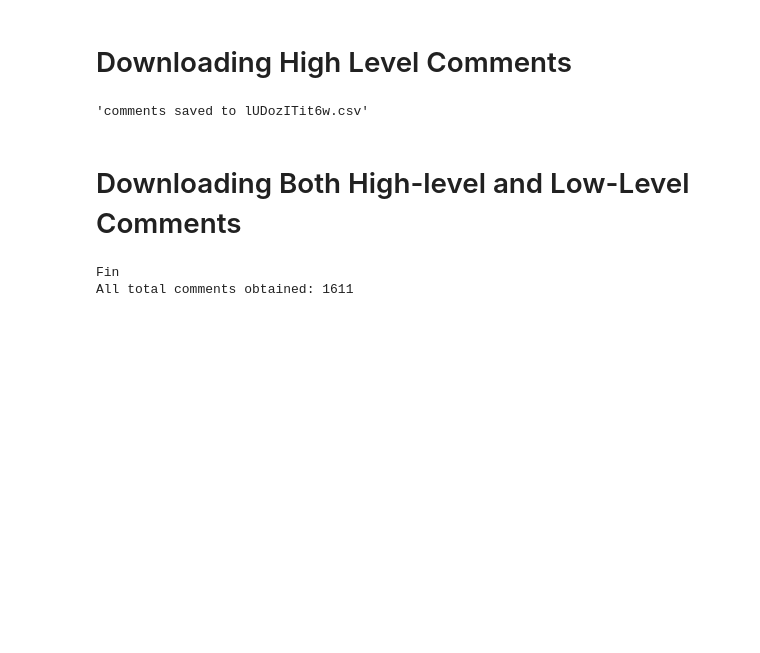
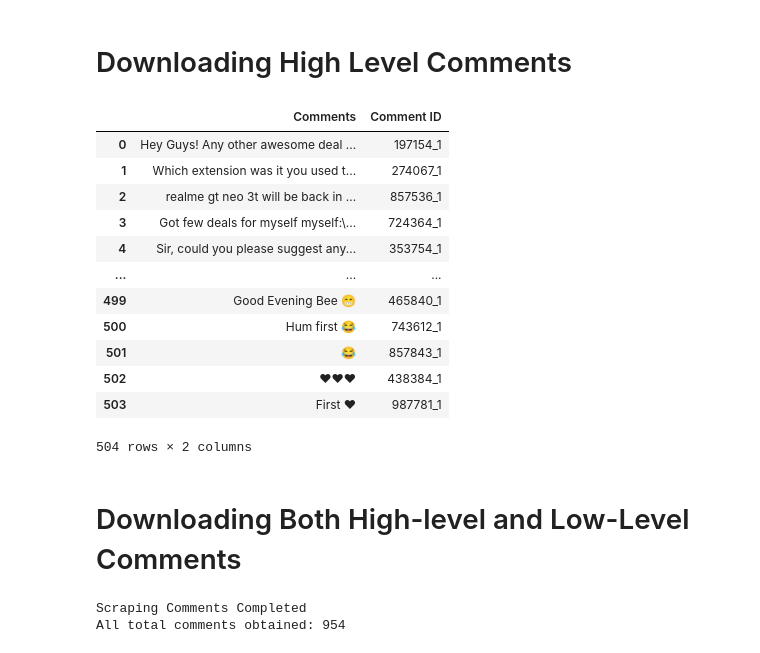
Before and after one commit to sasivatsal7122/Sentilytics, a Jupyter notebook: yt Data Scraper.ipynb, the cells around one changed output. Drawn from its saved outputs; the diff is of its cells as text; code cells hidden in the pictures; blank space fills up the shorter version.

```diff
--- a/yt Data Scraper.ipynb
+++ b/yt Data Scraper.ipynb
@@ -157,14 +157,14 @@ df
 # %% [markdown]
 # Downloading High Level Comments
 # %%
-def save_video_comments_to_csv(video_id):
+def get_HighLvlcomments(video_id):
 
     try:
         comments = []
         response = youtube.commentThreads().list(
             part='snippet',
             videoId=video_id,
-            maxResults=100,  # Adjust as needed
+            maxResults=100,
             textFormat='plainText'
         ).execute()
 
@@ -173,10 +173,9 @@ def save_video_comments_to_csv(video_id):
                 comment = item['snippet']['topLevelComment']['snippet']
                 author = comment['authorDisplayName']
                 text = comment['textDisplay']
-                comments.append({
-                    'Author': author,
-                    'Comment': text
-                })
+                comments.append(
+                    text
+                )
 
             if 'nextPageToken' in response:
                 next_page_token = response['nextPageToken']
@@ -194,15 +193,25 @@ def save_video_comments_to_csv(video_id):
         print(f'An HTTP error occurred: {e}')
         return None
 
-    filename = video_id + '.csv'
-    with open(filename, 'w', newline='', encoding='utf-8') as csvfile:
-        fieldnames = ['Author', 'Comment']
-        writer = csv.DictWriter(csvfile, fieldnames=fieldnames)
-        writer.writeheader()
-        writer.writerows(comments)
-
-    return f"comments saved to {filename}"
+    return comments
-# %%
-save_video_comments_to_csv("lUDozITit6w")
-# %% [output]
-'comments saved to lUDozITit6w.csv'
+# %%
+HighLvlcomments = get_HighLvlcomments("3MZ6aTpFrE0")
+# %%
+HighLvldf = pd.DataFrame(HighLvlcomments,columns=['Comments'])
+HighLvldf['Comment ID'] = np.random.randint(1, 1000000, size=len(HighLvldf))
+HighLvldf['Comment ID'] = HighLvldf['Comment ID'].astype(str) + '_' + HighLvldf.groupby('Comment ID').cumcount().add(1).astype(str)
+HighLvldf
+# %% [output]
+|  | Comments | Comment ID |
+| 0 | Hey Guys! Any other awesome deal ... | 197154_1 |
+| 1 | Which extension was it you used t... | 274067_1 |
+| 2 | realme gt neo 3t will be back in ... | 857536_1 |
+| 3 | Got few deals for myself myself:\... | 724364_1 |
+| 4 | Sir, could you please suggest any... | 353754_1 |
+| ... | ... | ... |
+| 499 | Good Evening Bee 😁 | 465840_1 |
+| 500 | Hum first 😂 | 743612_1 |
+| 501 | 😂 | 857843_1 |
+| 502 | ❤❤❤ | 438384_1 |
+| 503 | First ❤ | 987781_1 |
+504 rows × 2 columns
@@ -256,10 +267,10 @@ def get_comments(youtube, video_id, token):
         print("Scraping Comments Completed")
         return []
 # %%
-videoId = 'lUDozITit6w'
+videoId = '3MZ6aTpFrE0'
 
 get_comments(youtube,videoId,'')
 print("All total comments obtained: "  + str(len(all_comments)))
 # %% [output]
-Fin
-All total comments obtained: 1611
+Scraping Comments Completed
+All total comments obtained: 954
```
Also changed, not shown: parts of 13 cells of this notebook, 7 other files.
